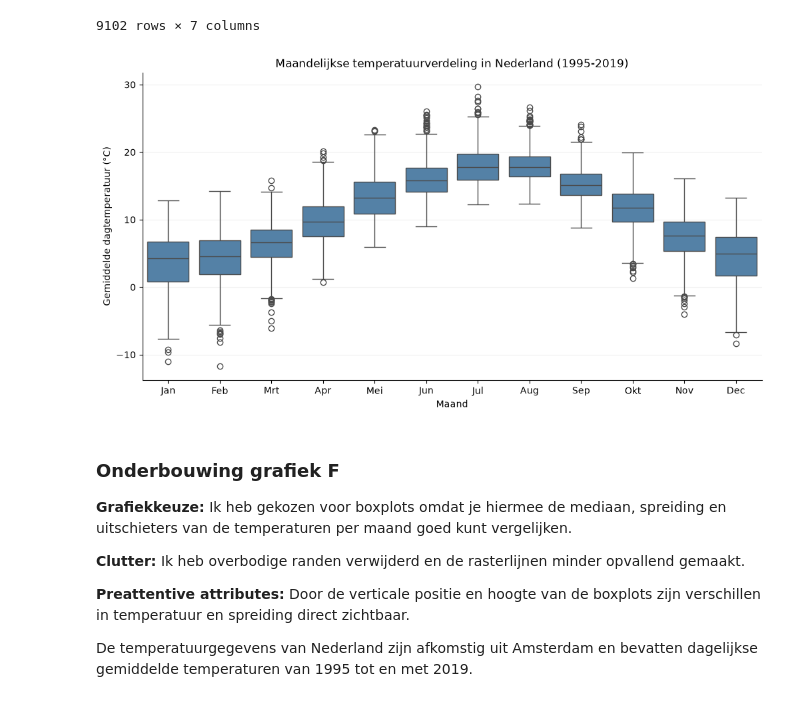
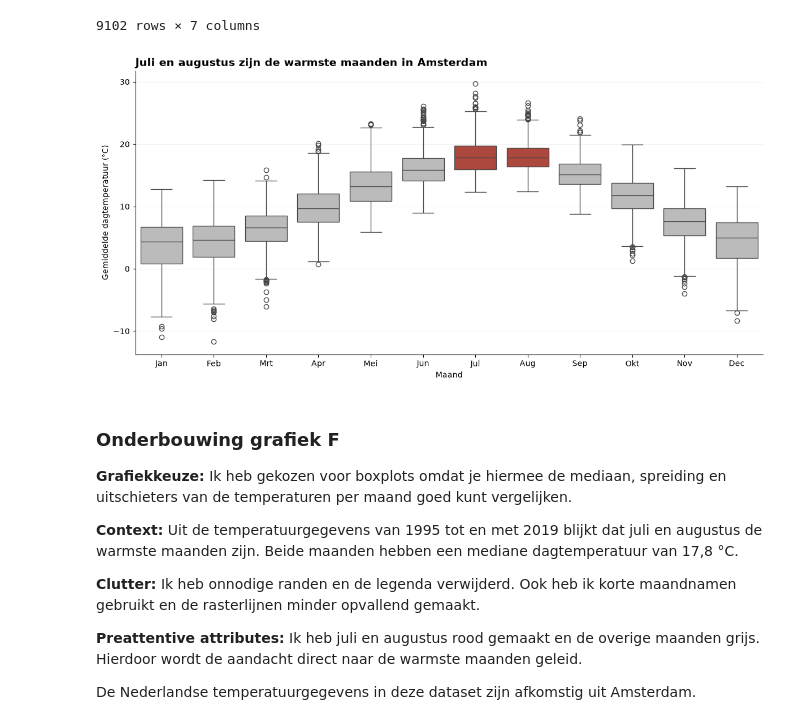
Before and after one commit to KaanAlhan2002/Visualisatie_Storytelling_Deel1_Groep26, a Jupyter notebook: eindopdracht.ipynb, the cells around one changed output. Cells and saved outputs as stored; diff of their text form; code cells hidden in the pictures.

```diff
--- a/eindopdracht.ipynb
+++ b/eindopdracht.ipynb
@@ -207,43 +242,63 @@ display(temperature_f)
 # %%
 plt.figure(figsize=(12, 6))
 
 sns.boxplot(
     data=temperature_f,
     x="Month",
     y="AvgTemperature",
-    color="steelblue"
+    hue="Month",
+    palette=[
+        "#BBBBBB", "#BBBBBB", "#BBBBBB",
+        "#BBBBBB", "#BBBBBB", "#BBBBBB",
+        "#C0392B", "#C0392B", "#BBBBBB",
+        "#BBBBBB", "#BBBBBB", "#BBBBBB"
+    ],
+    legend=False
 )
 
-plt.title("Maandelijkse temperatuurverdeling in Nederland (1995-2019)")
+plt.title(
+    "Juli en augustus zijn de warmste maanden in Amsterdam",
+    fontsize=14,
+    fontweight="bold",
+    loc="left"
+)
+
 plt.xlabel("Maand")
 plt.ylabel("Gemiddelde dagtemperatuur (°C)")
 
 plt.xticks(
     range(12),
     ["Jan", "Feb", "Mrt", "Apr", "Mei", "Jun",
      "Jul", "Aug", "Sep", "Okt", "Nov", "Dec"]
 )
 
 plt.grid(axis="y", alpha=0.2)
 sns.despine()
+plt.tight_layout()
 
 plt.show()
 # %% [output]
-[figure, old version]
+[figure, new version]
 # %% [markdown]
 ### Onderbouwing grafiek F
 
-**Grafiekkeuze:** Ik heb gekozen voor boxplots omdat je
-hiermee de mediaan, spreiding en uitschieters van de
-temperaturen per maand goed kunt vergelijken.
+**Grafiekkeuze:** Ik heb gekozen voor boxplots omdat
+je hiermee de mediaan, spreiding en uitschieters van
+de temperaturen per maand goed kunt vergelijken.
 
-**Clutter:** Ik heb overbodige randen verwijderd en
+**Context:** Uit de temperatuurgegevens van 1995 tot
+en met 2019 blijkt dat juli en augustus de warmste
+maanden zijn. Beide maanden hebben een mediane
+dagtemperatuur van 17,8 °C.
+
+**Clutter:** Ik heb onnodige randen en de legenda
+verwijderd. Ook heb ik korte maandnamen gebruikt en
 de rasterlijnen minder opvallend gemaakt.
 
-**Preattentive attributes:** Door de verticale positie
-en hoogte van de boxplots zijn verschillen in temperatuur
-en spreiding direct zichtbaar.
+**Preattentive attributes:** Ik heb juli en augustus
+rood gemaakt en de overige maanden grijs. Hierdoor
+wordt de aandacht direct naar de warmste maanden
+geleid.
 
-De temperatuurgegevens van Nederland
-zijn afkomstig uit Amsterdam en bevatten dagelijkse
-gemiddelde temperaturen van 1995 tot en met 2019.
+De Nederlandse temperatuurgegevens
+in deze dataset zijn afkomstig uit Amsterdam.
```
Also changed, not shown: parts of 7 cells of this notebook.
